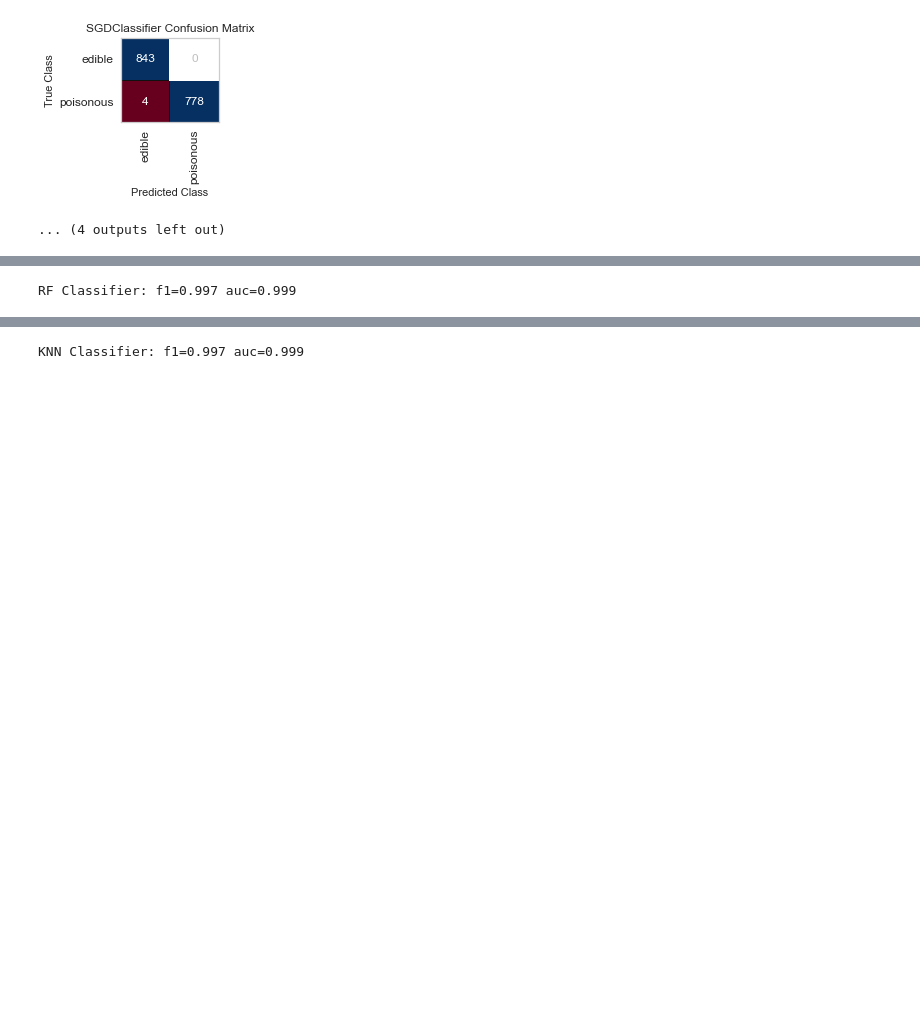
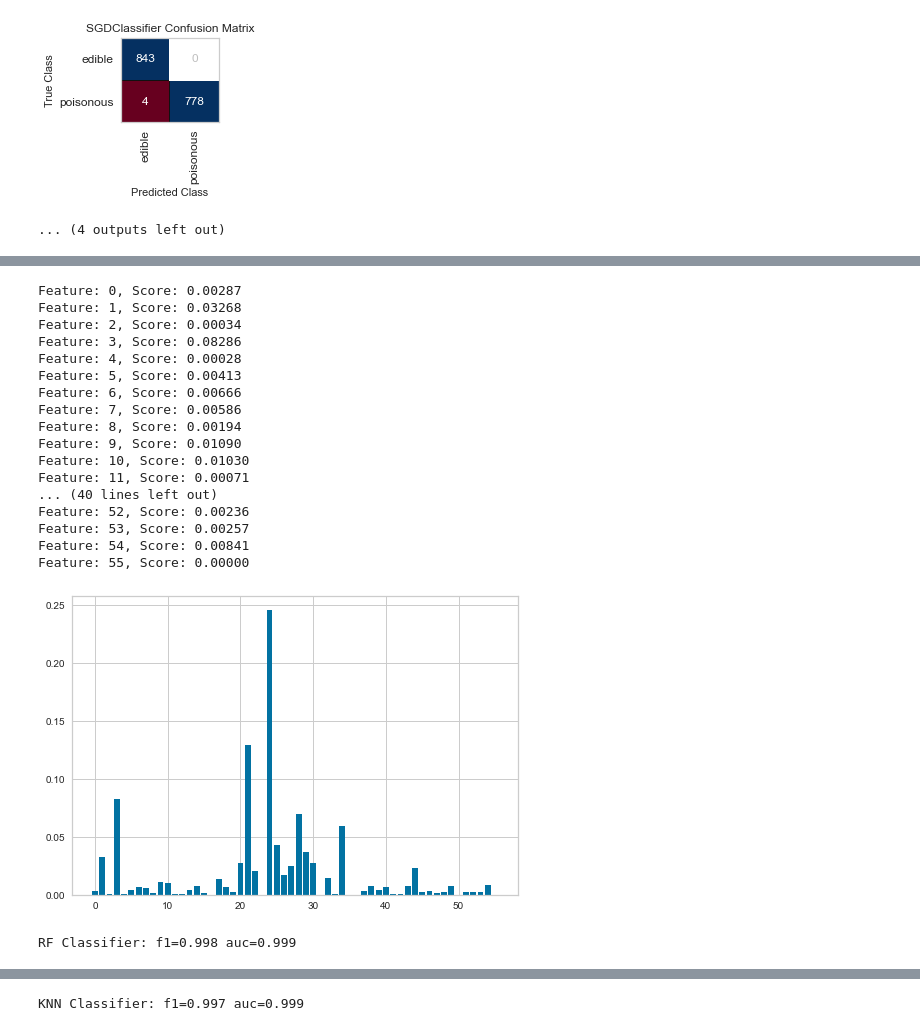
Before and after one commit to 8REN/fungiClassification, a Jupyter notebook: funginotebook.ipynb, the cells around one changed output, grey strips where cells are left out. Cells and saved outputs as stored; diff of their text form; code cells hidden in the pictures; blank space fills up the shorter version.

```diff
--- a/funginotebook.ipynb
+++ b/funginotebook.ipynb
@@ -1084,14 +1151,42 @@ print(classification_report(y_test4, y_pred, target_names=['edible' , 'poisonous
     accuracy                           1.00      1625
    macro avg       1.00      1.00      1.00      1625
 weighted avg       1.00      1.00      1.00      1625
+# %%
+# get importance
+importance = rf_model.feature_importances_
+# summarize feature importance
+for i,v in enumerate(importance):
+	print('Feature: %0d, Score: %.5f' % (i,v))
+# plot feature importance
+plt.bar([x for x in range(len(importance))], importance)
+plt.show()
+# %% [output]
+Feature: 0, Score: 0.00287
+Feature: 1, Score: 0.03268
+Feature: 2, Score: 0.00034
+Feature: 3, Score: 0.08286
+Feature: 4, Score: 0.00028
+Feature: 5, Score: 0.00413
+Feature: 6, Score: 0.00666
+Feature: 7, Score: 0.00586
+Feature: 8, Score: 0.00194
+Feature: 9, Score: 0.01090
+Feature: 10, Score: 0.01030
+Feature: 11, Score: 0.00071
+... (40 lines left out)
+Feature: 52, Score: 0.00236
+Feature: 53, Score: 0.00257
+Feature: 54, Score: 0.00841
+Feature: 55, Score: 0.00000
+[figure, added]
 # %%
 av_prec_RF = average_precision_score(y_test4, y_pred)
 RF_precision, RF_recall, RF_thresholds = precision_recall_curve(y_test4, y_pred)
 RF_f1 = f1_score(y_test4, y_pred)
-RF_pauc = auc(RF_recall, SVC_precision)
+RF_pauc = auc(RF_recall, RF_precision)
 print('RF Classifier: f1=%.3f auc=%.3f' % (RF_f1, RF_pauc))
 # %% [output]
-RF Classifier: f1=0.997 auc=0.999
+RF Classifier: f1=0.998 auc=0.999
 # %%
 kn_model = KNeighborsClassifier(algorithm='ball_tree', weights='distance')
 kn_model.fit(X_train4, y_train4)
```
Also changed, not shown: parts of 11 cells of this notebook.
